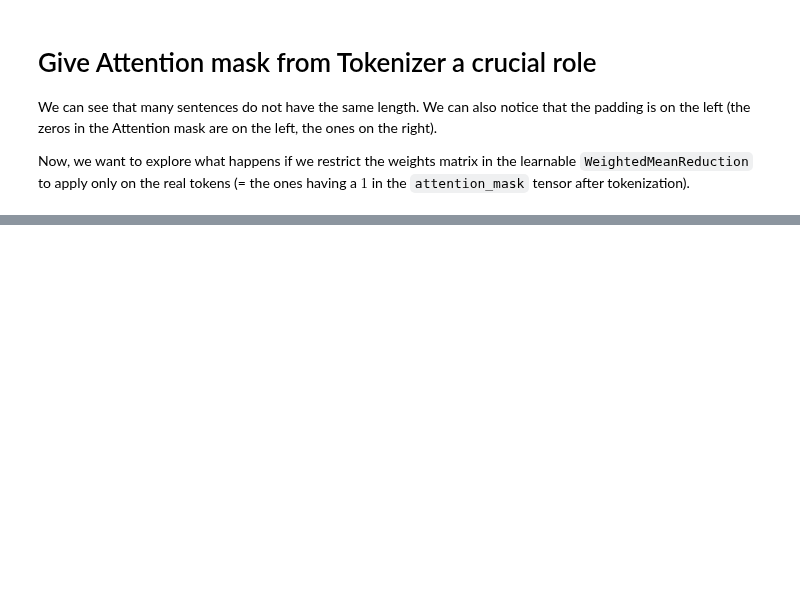
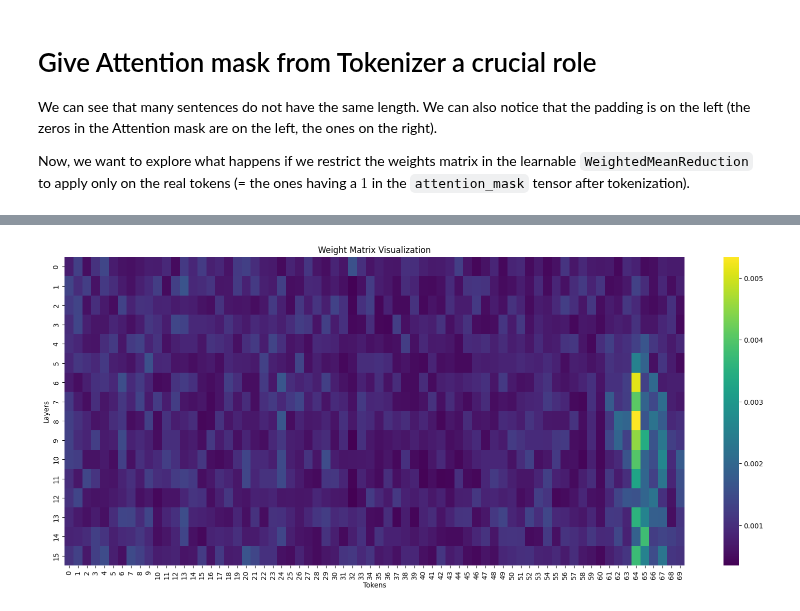
Before and after one commit to simonesestito/AML-project, a Jupyter notebook: 4_weight_token_layers.ipynb, the cells around one changed output, grey strips where cells are left out. Drawn from its saved outputs; the diff is of its cells as text; code cells hidden in the pictures; blank space fills up the shorter version.

```diff
--- a/4_weight_token_layers.ipynb
+++ b/4_weight_token_layers.ipynb
@@ -366,3 +313,17 @@ We can see that many sentences do not have the same length.
 We can also notice that the padding is on the left (the zeros in the Attention mask are on the left, the ones on the right).
 
 Now, we want to explore what happens if we restrict the weights matrix in the learnable `WeightedMeanReduction` to apply only on the real tokens (= the ones having a $1$ in the `attention_mask` tensor after tokenization).
+# %%
+reduction = AttentionAwareWeightedMeanReduction(num_layers = 16, num_tokens = 70)
+original_saplma = OriginalSAPLMAClassifier(2048)
+# %%
+#@title Try to overfit on few samples
+try_to_overfit(llama, original_saplma, reduction, datamodule, lr)
+# %%
+try:
+  import wandb
+  run = wandb.init()
+  artifact = run.use_artifact('aml-2324-project/llama-hallucination-detector/attention-aware-weighted-tokens-architecture-jw9tap12:v18', type='model')
+  attention_weighted_artifact_dir = artifact.download()
+except:
+  attention_weighted_artifact_dir = None
@@ -368,0 +343,27 @@ Now, we want to explore what happens if we restrict the weights matrix in the le
+# %%
+batch_size = 64
+if not attention_weighted_artifact_dir:
+  with wandb.init(config={"lr": lr, "batch_size": batch_size}, entity='aml-2324-project', project='llama-hallucination-detector', name='attention-aware-learning-weighted-tokens-layers'):
+    original_saplma = OriginalSAPLMAClassifier()
+    reduction = AttentionAwareWeightedMeanReduction(num_layers = 16, num_tokens = 70)
+    model = LightningHiddenStateSAPLMA(llama, original_saplma, reduction, lr=lr)
+    model.hparams.batch_size = batch_size
+    # Add WanbB logging + checkpoint saving
+    wandb_logger = WandbLogger(log_model='all', checkpoint_name=f'attention-aware-weighted-tokens-architecture-{wandb.run.id}')
+    checkpoint_callback = ModelCheckpoint(monitor="val/loss", mode="min", save_weights_only=True)  # Save checkpoint only if validation loss decreases
+    # A few epochs are fine to understand the main differences between the configurations
+    trainer = pl.Trainer(max_epochs=32, log_every_n_steps=10, logger=wandb_logger, callbacks=[checkpoint_callback])
+    trainer.fit(model=model, datamodule=datamodule)
+    trainer.test(model=model, datamodule=datamodule)
+else:
+  checkpoint_path = os.path.join(attention_weighted_artifact_dir, "model.ckpt")  # Update the file name if it's different
+  model = LightningHiddenStateSAPLMA.load_from_checkpoint(checkpoint_path, llama=llama, saplma_classifier=original_saplma, reduction=reduction)
+  model
+# %%
+#@title Plot overall weights matrix
+
+# Show them after softmax. They will be the exact weights used in the weighted sum
+weight_matrix = F.softmax(model.reduction.weight_matrix.detach(), dim=0).cpu().view((16, 70)).numpy()
+plot_weight_matrix(weight_matrix)
+# %% [output]
+[figure, added]
```
Also changed, not shown: parts of 18 cells of this notebook.
